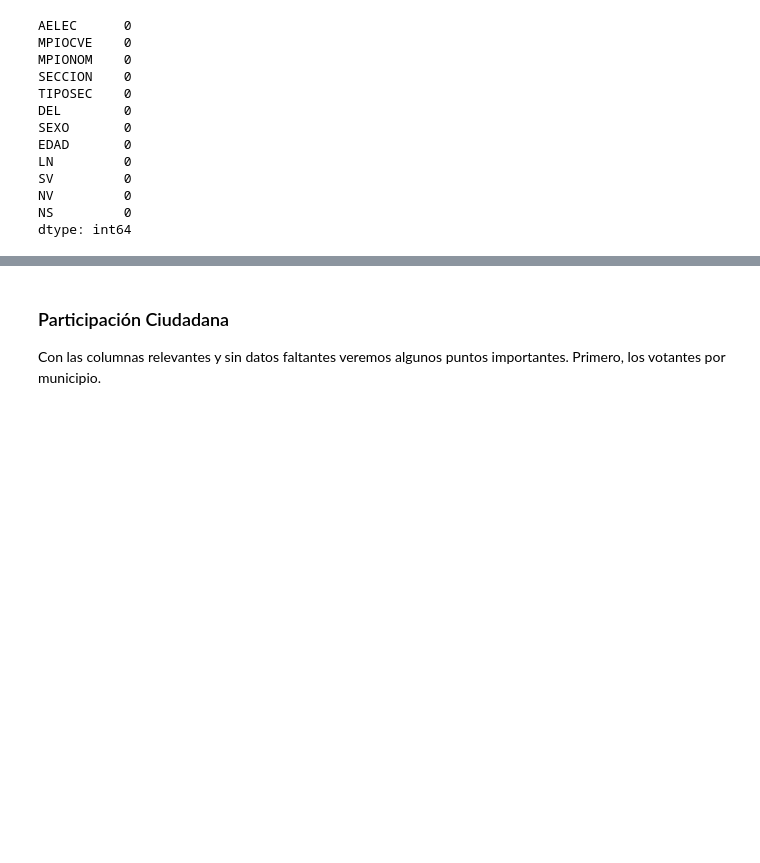
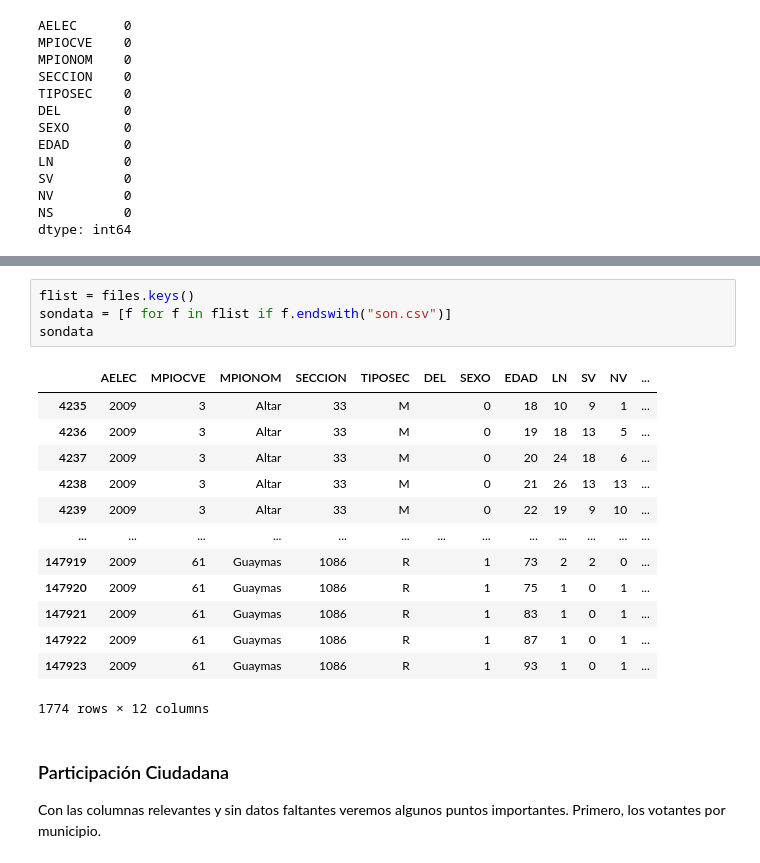
Before and after one commit to CosmicObservatory/Votacion2026, a Jupyter notebook: notebooks/censo_eda.ipynb, the cells around one changed output, grey strips where cells are left out. Saved outputs shown, nothing was run; the diff lists cells and outputs as text; blank space fills up the shorter version.

```diff
--- a/notebooks/censo_eda.ipynb
+++ b/notebooks/censo_eda.ipynb
@@ -122,3 +156,21 @@ dtype: int64
+# %%
+flist = files.keys()
+sondata = [f for f in flist if f.endswith("son.csv")]
+sondata
+# %% [output]
+|  | AELEC | MPIOCVE | MPIONOM | SECCION | TIPOSEC | DEL | SEXO | EDAD | LN | SV | NV | ... |
+| 4235 | 2009 | 3 | Altar | 33 | M |  | 0 | 18 | 10 | 9 | 1 | ... |
+| 4236 | 2009 | 3 | Altar | 33 | M |  | 0 | 19 | 18 | 13 | 5 | ... |
+| 4237 | 2009 | 3 | Altar | 33 | M |  | 0 | 20 | 24 | 18 | 6 | ... |
+| 4238 | 2009 | 3 | Altar | 33 | M |  | 0 | 21 | 26 | 13 | 13 | ... |
+| 4239 | 2009 | 3 | Altar | 33 | M |  | 0 | 22 | 19 | 9 | 10 | ... |
+| ... | ... | ... | ... | ... | ... | ... | ... | ... | ... | ... | ... | ... |
+| 147919 | 2009 | 61 | Guaymas | 1086 | R |  | 1 | 73 | 2 | 2 | 0 | ... |
+| 147920 | 2009 | 61 | Guaymas | 1086 | R |  | 1 | 75 | 1 | 0 | 1 | ... |
+| 147921 | 2009 | 61 | Guaymas | 1086 | R |  | 1 | 83 | 1 | 0 | 1 | ... |
+| 147922 | 2009 | 61 | Guaymas | 1086 | R |  | 1 | 87 | 1 | 0 | 1 | ... |
+| 147923 | 2009 | 61 | Guaymas | 1086 | R |  | 1 | 93 | 1 | 0 | 1 | ... |
+1774 rows × 12 columns
 # %% [markdown]
 ### Participación Ciudadana
 Con las columnas relevantes y sin datos faltantes veremos algunos puntos importantes. Primero, los votantes por municipio.
```
Also changed, not shown: parts of 7 cells of this notebook, 3 other files.
